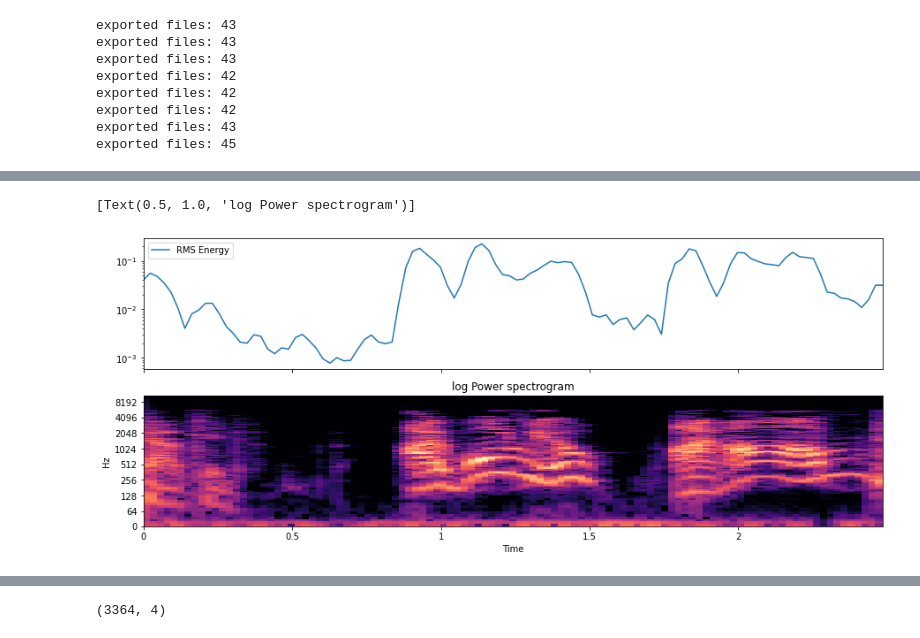
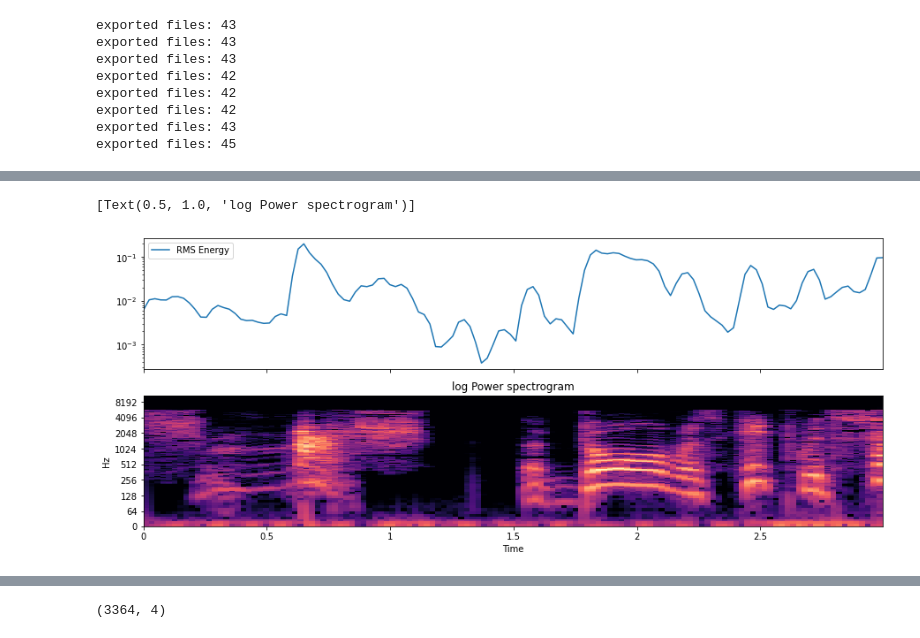
Before and after one commit to divyakumar95/Speech2Speech, a Jupyter notebook: DeepLearning_CA01.ipynb, the cells around one changed output, grey strips where cells are left out. Cells and saved outputs as stored; diff of their text form; code cells hidden in the pictures.

```diff
--- a/DeepLearning_CA01.ipynb
+++ b/DeepLearning_CA01.ipynb
@@ -159,4 +174,0 @@ Intensity: -18.501079755514102
-# %%
-plt.figure(figsize=(20,5))
-x, sr = librosa.load(Sample1)
-show_data(x)
@@ -200,19 +213,19 @@ print(mfccs)
 # %%
-S, phase = librosa.magphase(librosa.stft(x))
+S, phase = librosa.magphase(librosa.stft(in_x))
 rms = librosa.feature.rms(S=S)
 # Plot the RMS energy
 fig, ax = plt.subplots(figsize=(15, 6), nrows=2, sharex=True)
 times = librosa.times_like(rms)
 ax[0].semilogy(times, rms[0], label='RMS Energy')
 ax[0].set(xticks=[])
 ax[0].legend()
 ax[0].label_outer()
 librosa.display.specshow(librosa.amplitude_to_db(S, ref=np.max),
                          y_axis='log', x_axis='time', ax=ax[1])
 ax[1].set(title='log Power spectrogram')
 # %% [output]
 [Text(0.5, 1.0, 'log Power spectrogram')]
-[figure, old version]
+[figure, new version]
 # %%
 print(mfcc_1.shape)
 # %% [output]
```
Also changed, not shown: parts of 50 cells of this notebook, 4 other files.
